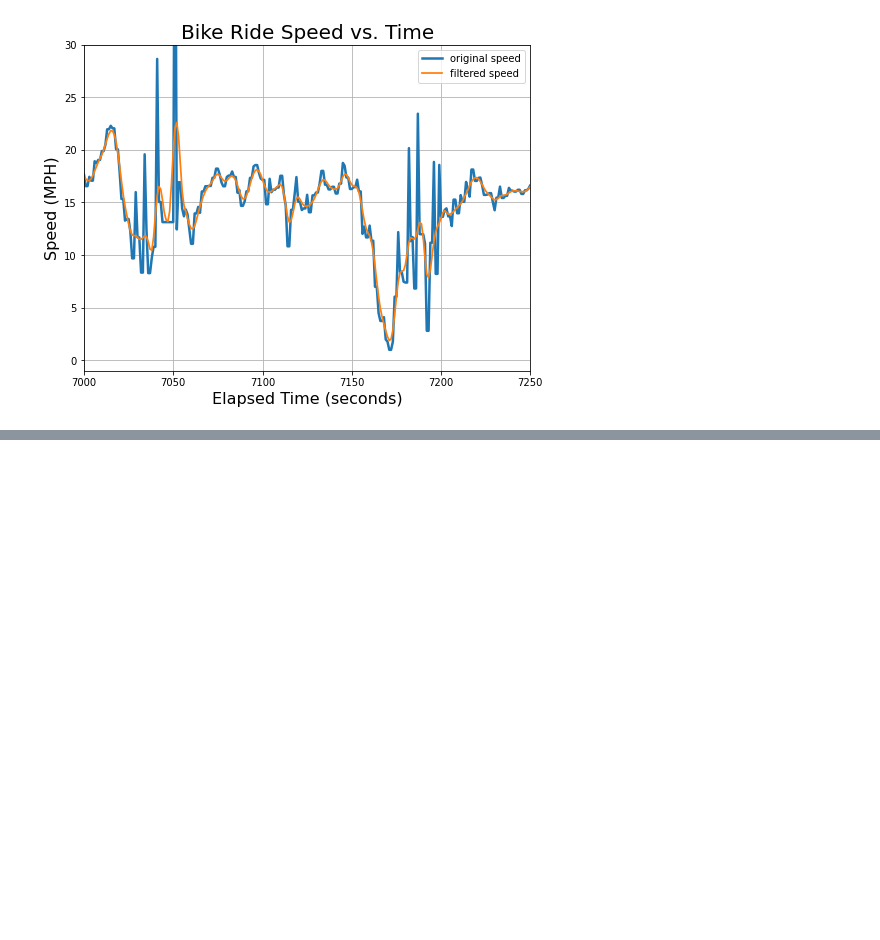
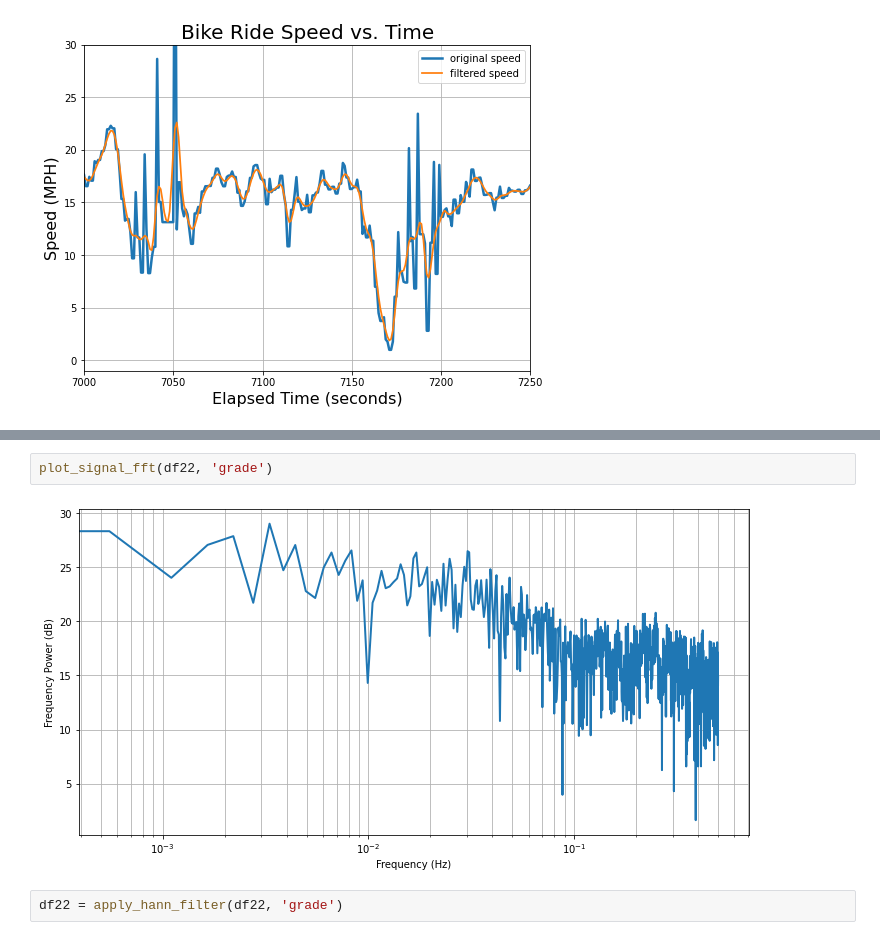
Before and after one commit to ericbauer55/strava-fitness, a Jupyter notebook: src/notebooks/4. Continuity and Outlier Handling.ipynb, the cells around one changed output, grey strips where cells are left out. Saved outputs shown, nothing was run; the diff lists cells and outputs as text; blank space fills up the shorter version.

```diff
--- a/src/notebooks/4. Continuity and Outlier Handling.ipynb
+++ b/src/notebooks/4. Continuity and Outlier Handling.ipynb
@@ -155,0 +169,6 @@ _ = plt.ylim([-1,30])
+# %%
+plot_signal_fft(df22, 'grade')
+# %% [output]
+[figure, added]
+# %%
+df22 = apply_hann_filter(df22, 'grade')
```
Also changed, not shown: parts of 4 cells of this notebook.
